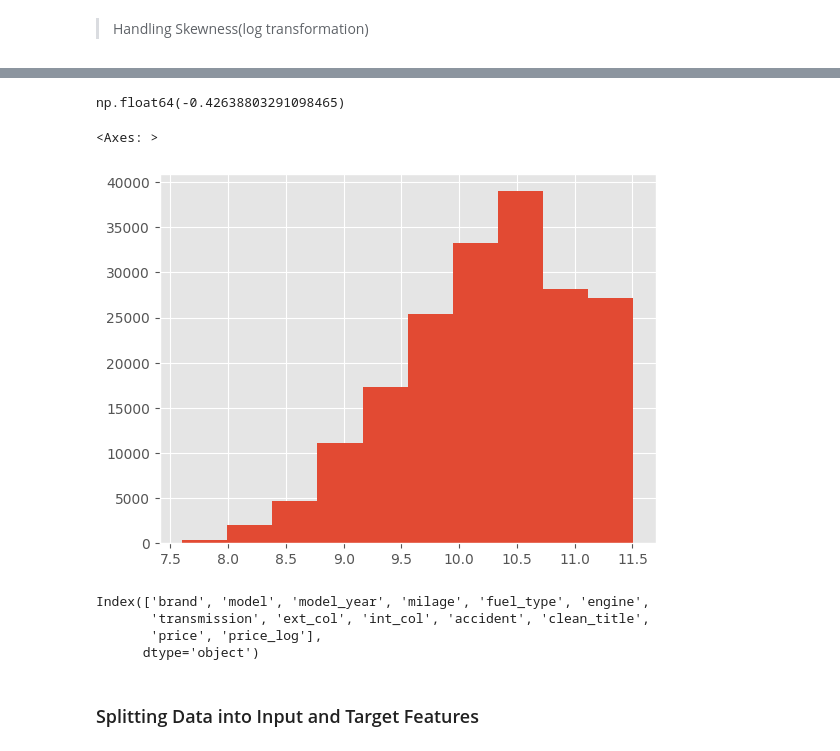
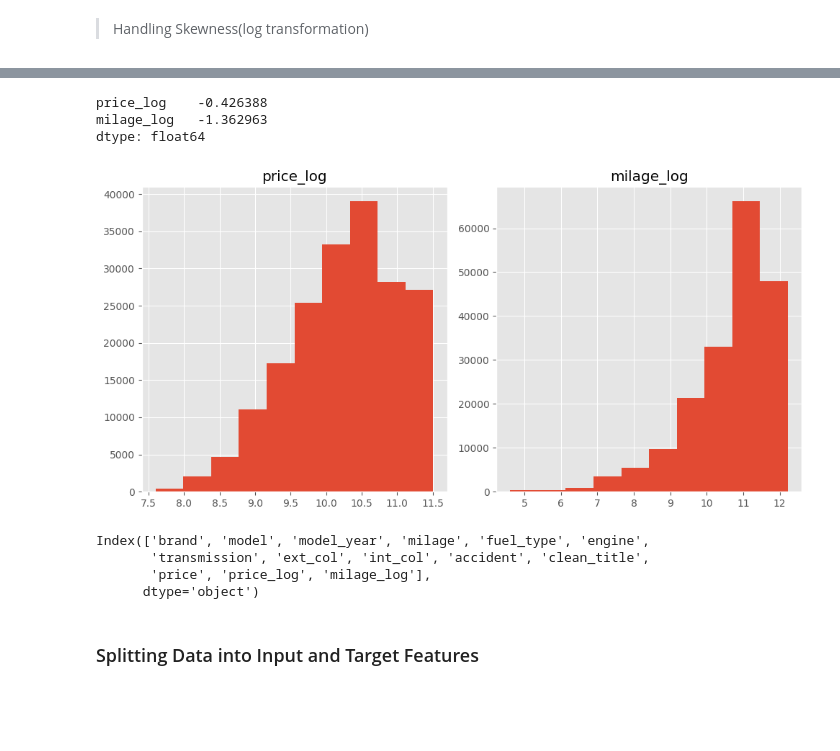
Before and after one commit to Betheloguguo/Car-price-prediction, a Jupyter notebook: Car_Price_Pred.ipynb, the cells around one changed output, grey strips where cells are left out. Saved outputs shown, nothing was run; the diff lists cells and outputs as text; code cells hidden in the pictures; blank space fills up the shorter version.

```diff
--- a/Car_Price_Pred.ipynb
+++ b/Car_Price_Pred.ipynb
@@ -476,6 +476,7 @@ dtype: float64
 > Handling Skewness(log transformation)
 # %%
 cleaned_data['price_log'] = np.log1p(cleaned_data['price'])
+cleaned_data['milage_log'] = np.log1p(cleaned_data['milage'])
 cleaned_data.head()
 # %% [output]
 |  | brand | model | model_year | milage | fuel_type | engine | transmission | ext_col | int_col | accident | ... |
@@ -485,11 +486,13 @@ cleaned_data.head()
 | 3 | Genesis | G90 5.0 Ultimate | 2017.0 | 19500.0 | Gasoline | 420.0HP 5.0L 8 Cylinder Engine Ga... | Transmission w/Dual Shift Mode | Black | Black | At least 1 accident or damage rep... | ... |
 | 4 | Mercedes-Benz | Metris Base | 2021.0 | 7388.0 | Gasoline | 208.0HP 2.0L 4 Cylinder Engine Ga... | 7-Speed A/T | Black | Beige | At least 1 accident or damage rep... | ... |
 # %%
-cleaned_data['price_log'].skew()
+cleaned_data[['price_log', 'milage_log']].skew()
 # %% [output]
-np.float64(-0.42638803291098465)
+price_log    -0.426388
+milage_log   -1.362963
+dtype: float64
 # %%
-cleaned_data['price_log'].hist()
+cleaned_data[['price_log', 'milage_log']].hist(figsize=(10,5))
+plt.tight_layout()
 # %% [output]
-<Axes: >
-[figure, old version]
+[figure, new version]
@@ -500,7 +501,7 @@ cleaned_data.columns
 # %% [output]
 Index(['brand', 'model', 'model_year', 'milage', 'fuel_type', 'engine',
        'transmission', 'ext_col', 'int_col', 'accident', 'clean_title',
-       'price', 'price_log'],
+       'price', 'price_log', 'milage_log'],
       dtype='object')
 # %% [markdown]
 ### Splitting Data into Input and Target Features
```
Also changed, not shown: parts of 12 cells of this notebook.
